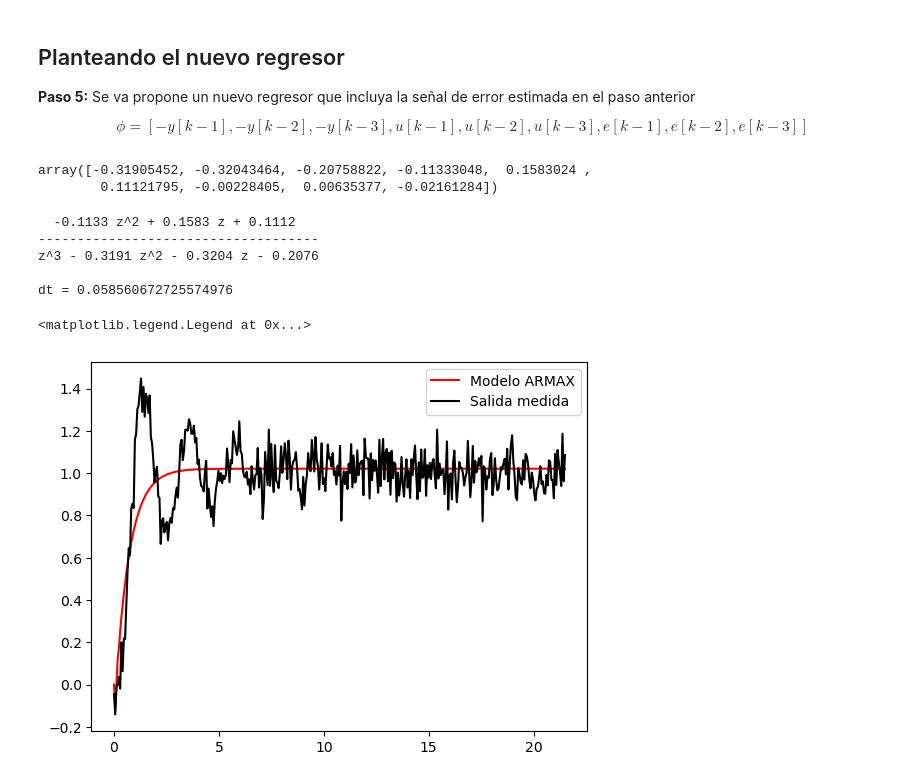
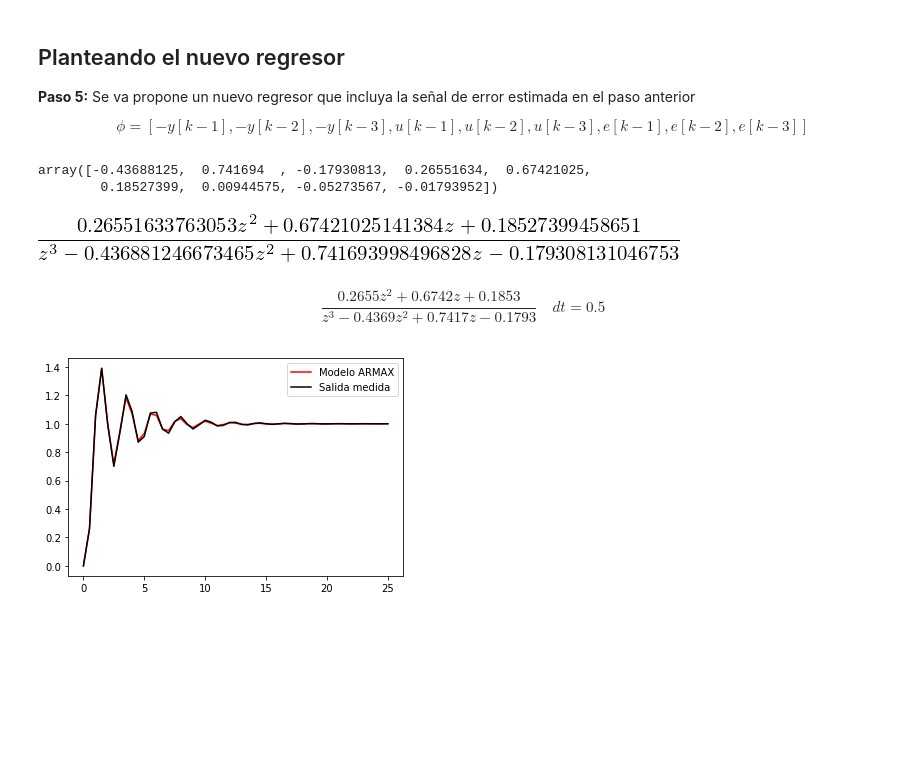
Before and after one commit to jairocuellar/System_identification, a Jupyter notebook: class_09_02.ipynb, the cells around one changed output. Saved outputs shown, nothing was run; the diff lists cells and outputs as text; code cells hidden in the pictures; blank space fills up the shorter version.

```diff
--- a/class_09_02.ipynb
+++ b/class_09_02.ipynb
@@ -30,7 +30,8 @@ datos = pd.read_csv ('data\clase_09.csv')
 t = datos.t
 yn = datos.yn
 N = len(t)
-u = np.ones(N)
+u = datos.un
 plt.plot(t,yn,color = 'red')
 dt = (t[1] - t[0])
+dt
 # %% [output]
@@ -69,7 +71,7 @@ phi = np.array([-y_1,-y_2,-y_3,u_1,u_2,u_3]).transpose()
 # Garantiza que la matriz (phi^T*phi)^-1 exista y se pueda estimar
 #los parámetros.
 
-alpha = 1
+alpha = 1e-2
 A = np.dot(phi.T,phi) + alpha*np.eye(len(np.dot(phi.T,phi)))
 theta = np.dot(np.linalg.inv(A),np.dot(phi.T,yn))
 theta
@@ -149,46 +171,42 @@ phi2 = np.array([-y_1,-y_2,-y_3,u_1,u_2,u_3,e_1,e_2,e_3]).transpose()
 # Garantiza que la matriz (phi^T*phi)^-1 exista y se pueda estimar
 #los parámetros.
 
-alpha = 0.05
 Am = np.dot(phi2.T,phi2) + alpha*np.eye(len(np.dot(phi2.T,phi2)))
 theta2 = np.dot(np.linalg.inv(Am),np.dot(phi2.T,yn))
 theta2
 # %% [output]
-array([-0.31905452, -0.32043464, -0.20758822, -0.11333048,  0.1583024 ,
-        0.11121795, -0.00228405,  0.00635377, -0.02161284])
+array([-0.43688125,  0.741694  , -0.17930813,  0.26551634,  0.67421025,
+        0.18527399,  0.00944575, -0.05273567, -0.01793952])
 # %%
 ## Definir el modelo ARX    y(t) = G(z)u(t) + H(z)e(t)
 ## G = B/A,    H = 1/A
-z = sym.symbols('z', complex=True)
 
 ## Construir los polinomios A(z) y B(z)
-A = 1 + theta[0]*z**-1 + theta[1]*z**-2+ theta[2]*z**-3
-B = theta[3]*z**-1+theta[4]*z**-2+theta[5]*z**-3
-C = 1 + theta[6]*z**-1 + theta[7]*z**-2 + theta[8]*z**-3
-G = B/A
-print(G)
+A = 1 + theta2[0]*z**-1 + theta2[1]*z**-2+ theta2[2]*z**-3
+B = theta2[3]*z**-1+theta2[4]*z**-2+theta2[5]*z**-3
+C = 1 + theta2[6]*z**-1 + theta2[7]*z**-2 + theta2[8]*z**-3
+G = (B/A).simplify()
+G
+# %% [output]
+[figure, added]
 # %%
 ## Armando la función de transferencia estimada con los parámetros hallados
-G2 = control.tf([theta[3],theta[4],theta[5]],[1,theta[0],theta[1],theta[2]],dt)
-print(G2)
+G2 = control.tf([theta2[3],theta2[4],theta2[5]],[1,theta2[0],theta2[1],theta2[2]],dt)
+
 ## Se determina la respuesta estimada al escalón
 _,y2 = control.step_response(G2,t)
 
 e2 = yn-y2
 
 plt.plot(t,y2,color = 'red')
 plt.plot(t,yn,color = 'black')
 #plt.plot(t,e2,color = 'green')
 
-plt.legend(['Modelo ARMAX','Salida medida','Error estimacion'])
+plt.legend(['Modelo ARMAX','Salida medida','Error estimacion']);
+G2
 # %% [output]
-  -0.1133 z^2 + 0.1583 z + 0.1112
-------------------------------------
-z^3 - 0.3191 z^2 - 0.3204 z - 0.2076
-
-dt = 0.058560672725574976
-<matplotlib.legend.Legend at 0x...>
+$$\frac{0.2655 z^2 + 0.6742 z + 0.1853}{z^3 - 0.4369 z^2 + 0.7417 z - 0.1793}\quad dt = 0.5$$
-[figure, old version]
+[figure, new version]
 # %%
 ## Armando la función estimada con los parámetros hallados y usando el predictor.
 
```
Also changed, not shown: parts of 10 cells of this notebook, 2 other files.
